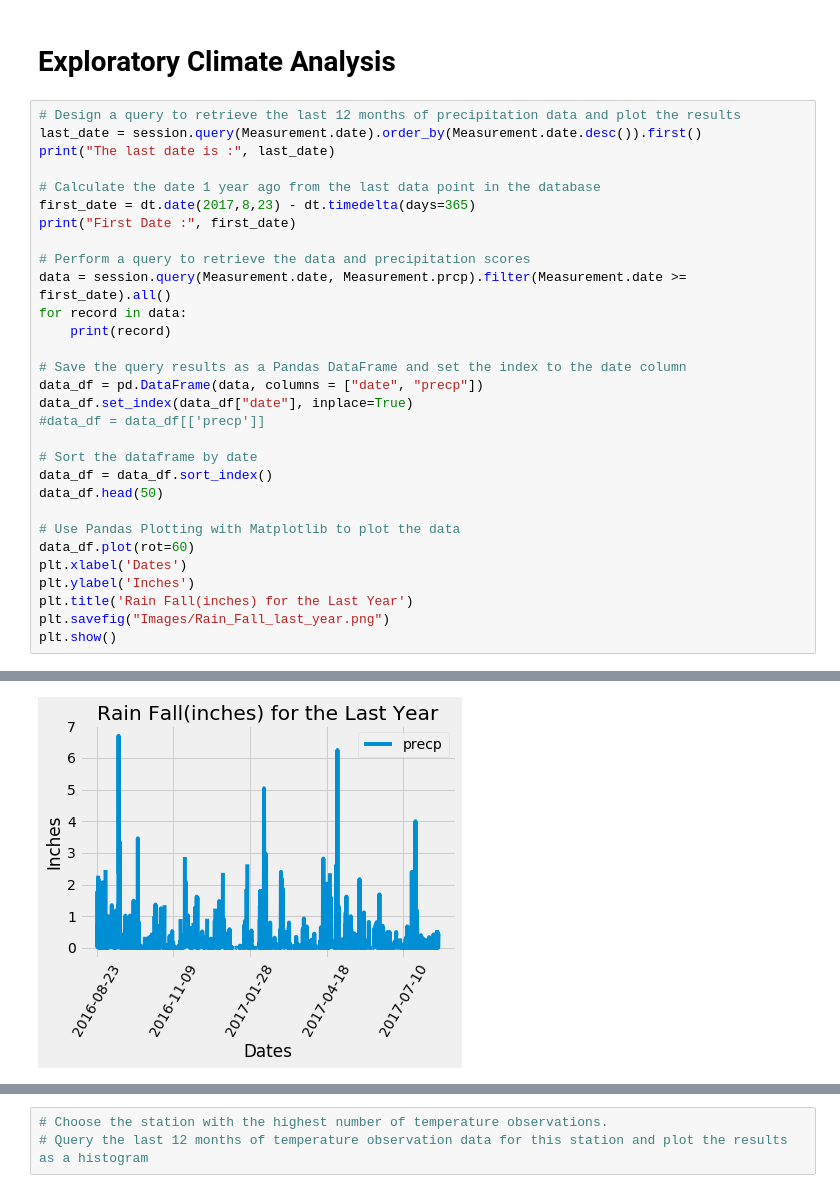
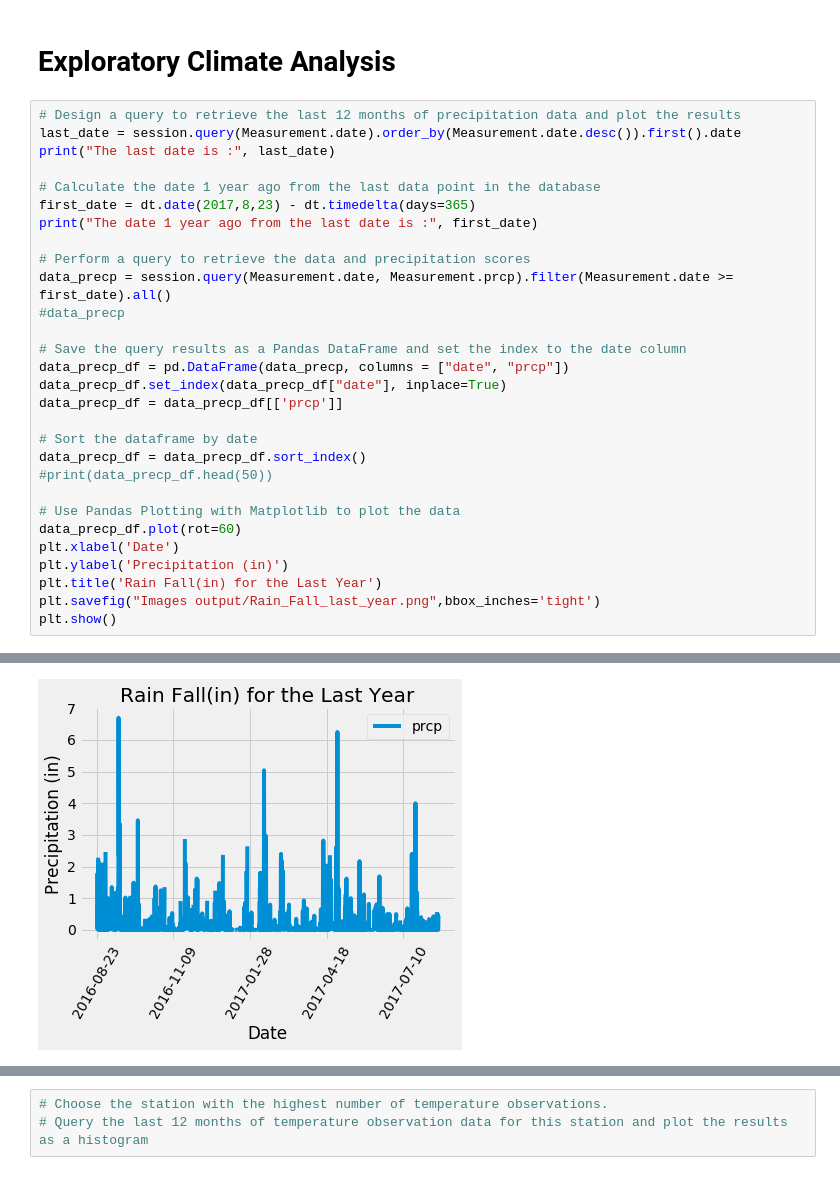
Before and after one commit to SergioGL8/SQLalchemy-challenge, a Jupyter notebook: climate_starter.ipynb, the cells around one changed output, grey strips where cells are left out. Drawn from its saved outputs; the diff is of its cells as text.

```diff
--- a/climate_starter.ipynb
+++ b/climate_starter.ipynb
@@ -40,32 +40,31 @@ session = Session(engine)
 # Exploratory Climate Analysis
 # %%
 # Design a query to retrieve the last 12 months of precipitation data and plot the results
-last_date = session.query(Measurement.date).order_by(Measurement.date.desc()).first()
+last_date = session.query(Measurement.date).order_by(Measurement.date.desc()).first().date
 print("The last date is :", last_date)
 
 # Calculate the date 1 year ago from the last data point in the database
 first_date = dt.date(2017,8,23) - dt.timedelta(days=365)
-print("First Date :", first_date)
+print("The date 1 year ago from the last date is :", first_date)
 
 # Perform a query to retrieve the data and precipitation scores
-data = session.query(Measurement.date, Measurement.prcp).filter(Measurement.date >= first_date).all()
-for record in data:
-    print(record)
+data_precp = session.query(Measurement.date, Measurement.prcp).filter(Measurement.date >= first_date).all()
+#data_precp
 
 # Save the query results as a Pandas DataFrame and set the index to the date column
-data_df = pd.DataFrame(data, columns = ["date", "precp"])
-data_df.set_index(data_df["date"], inplace=True)
-#data_df = data_df[['precp']]
+data_precp_df = pd.DataFrame(data_precp, columns = ["date", "prcp"])
+data_precp_df.set_index(data_precp_df["date"], inplace=True)
+data_precp_df = data_precp_df[['prcp']]
 
 # Sort the dataframe by date
-data_df = data_df.sort_index()
-data_df.head(50)
+data_precp_df = data_precp_df.sort_index()
+#print(data_precp_df.head(50))
 
 # Use Pandas Plotting with Matplotlib to plot the data
-data_df.plot(rot=60)
-plt.xlabel('Dates')
-plt.ylabel('Inches')
-plt.title('Rain Fall(inches) for the Last Year')
-plt.savefig("Images/Rain_Fall_last_year.png")
+data_precp_df.plot(rot=60)
+plt.xlabel('Date')
+plt.ylabel('Precipitation (in)')
+plt.title('Rain Fall(in) for the Last Year')
+plt.savefig("Images output/Rain_Fall_last_year.png",bbox_inches='tight')
 plt.show()
 # %% [output]
@@ -89,2 +73,2 @@ plt.show()
-[figure, old version]
+[figure, new version]
 # %%
```
Also changed, not shown: parts of 5 cells of this notebook, 2 other files.
